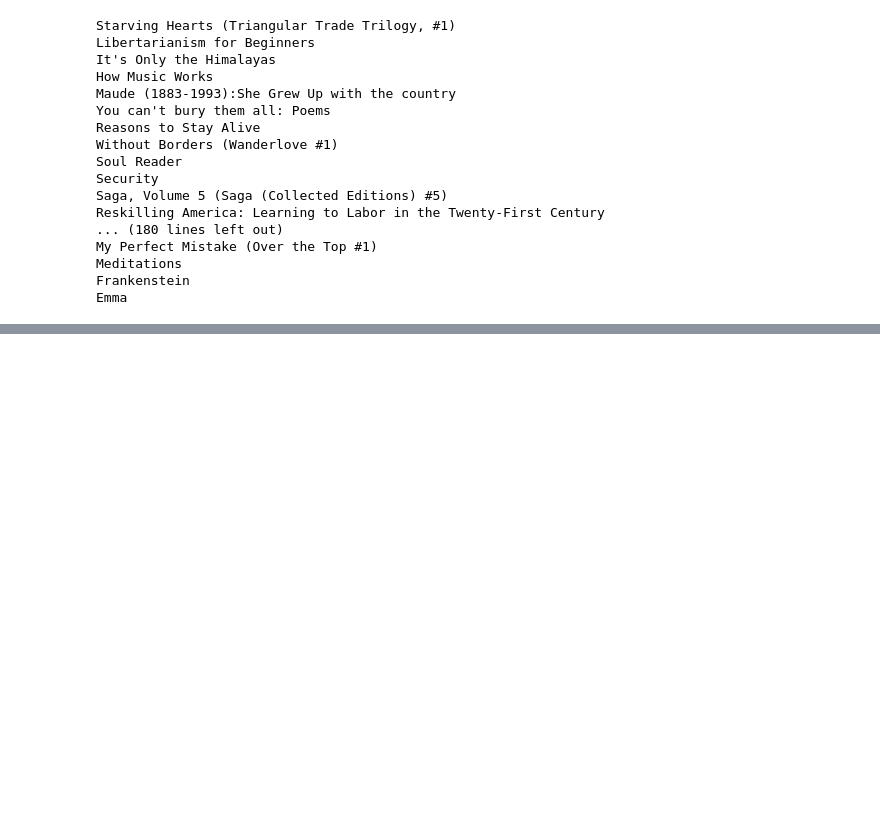
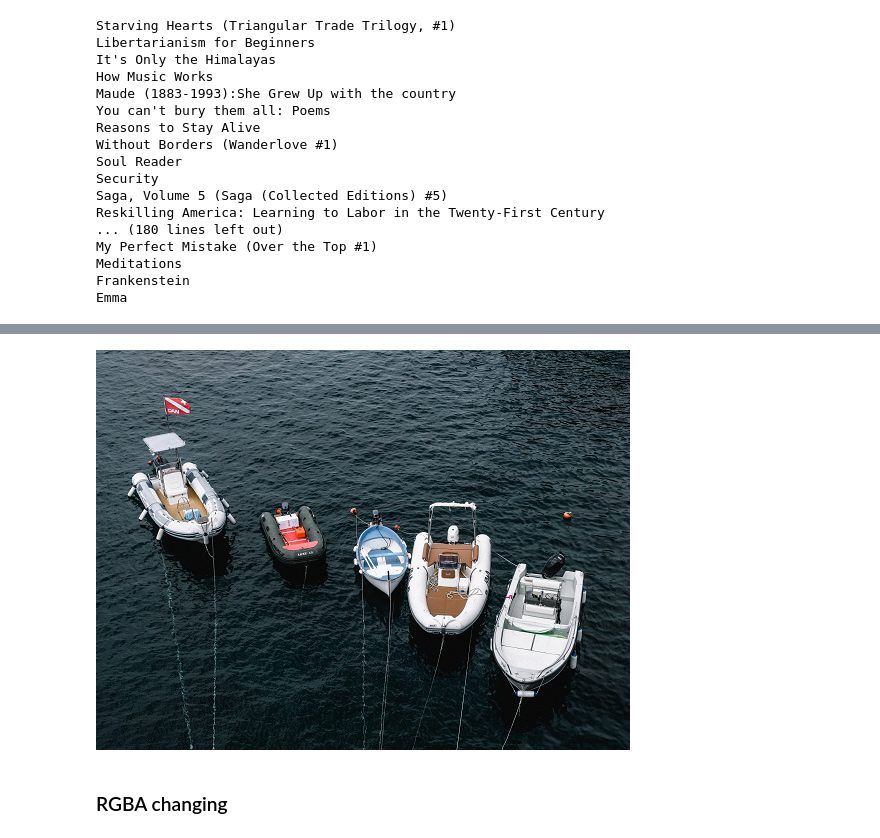
Before and after one commit to Vikas-KM/machine-learning, a Jupyter notebook: Practice/python_practice.ipynb, the cells around one changed output, grey strips where cells are left out. Cells and saved outputs as stored; diff of their text form; code cells hidden in the pictures; blank space fills up the shorter version.

```diff
--- a/Practice/python_practice.ipynb
+++ b/Practice/python_practice.ipynb
@@ -734,0 +769,6 @@ Emma
+# %%
+boats
+# %% [output]
+[figure, added]
+# %% [markdown]
+### RGBA changing
```
Also changed, not shown: parts of 13 cells of this notebook, 2 other files.
